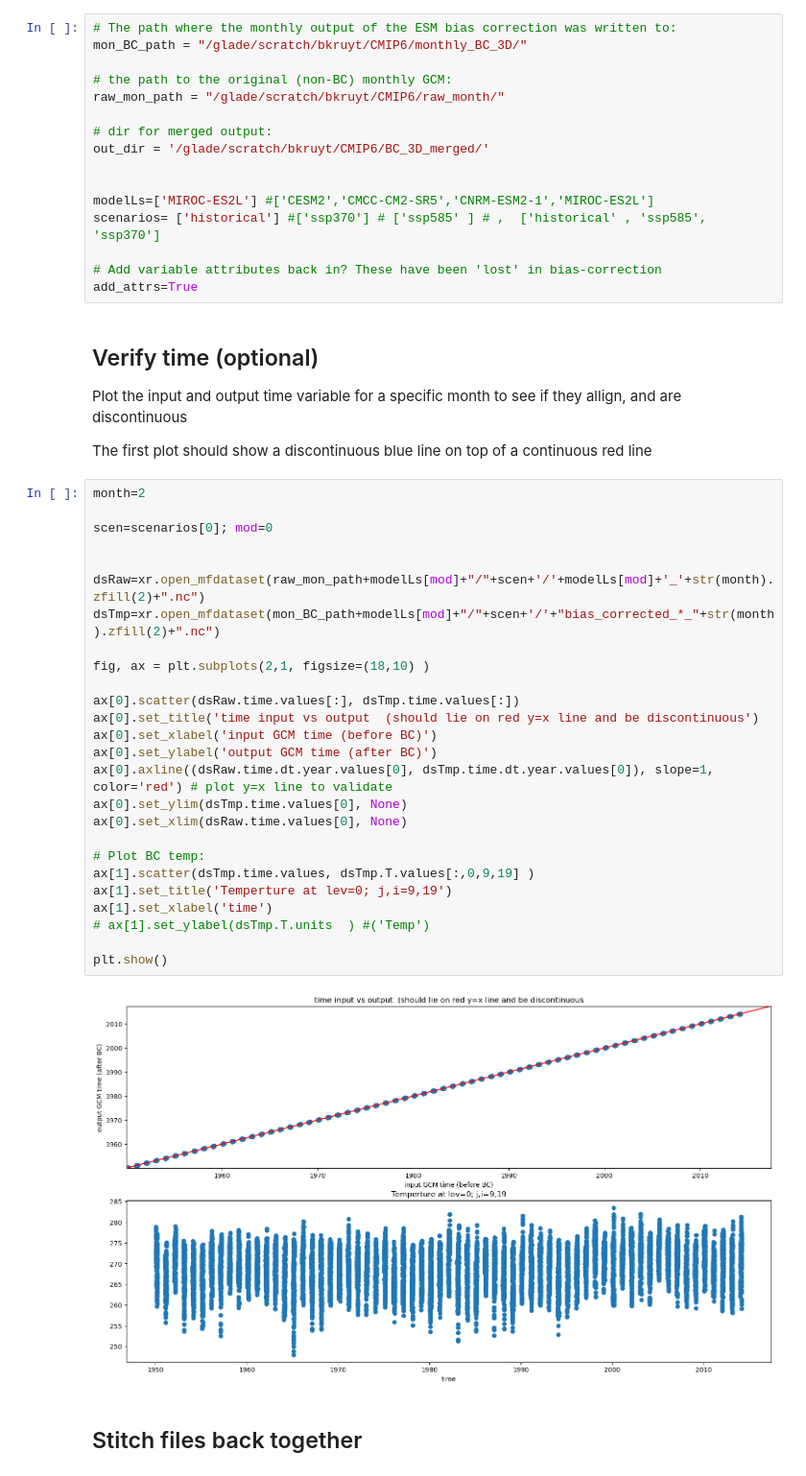
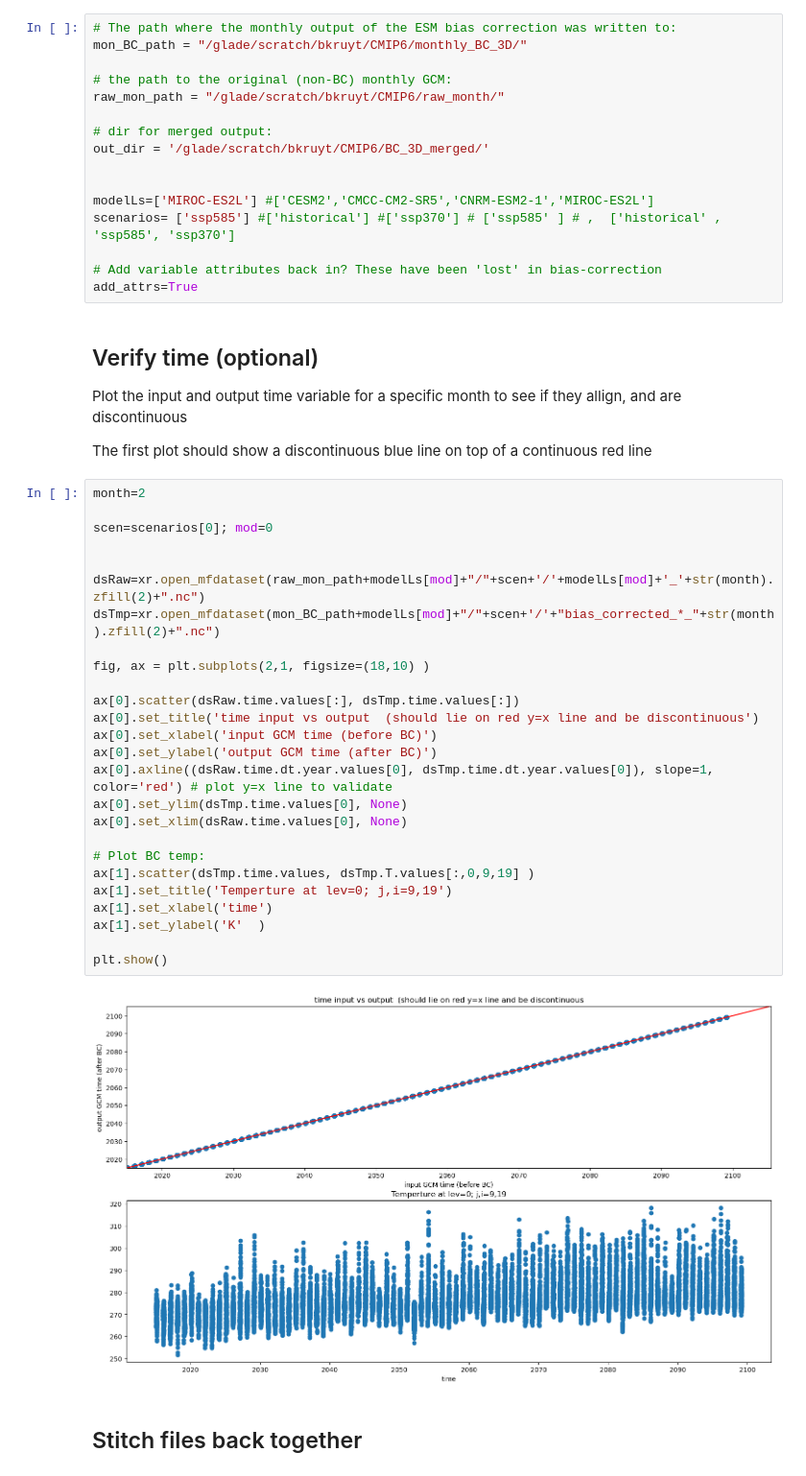
Before and after one commit to bertjebertjek/esm_bc_template, a Jupyter notebook: postprocess/stitch_together_afterESM_all_models.ipynb, the cells around one changed output. Shown: that part at 96% size. Cells and saved outputs as stored; diff of their text form.

```diff
--- a/postprocess/stitch_together_afterESM_all_models.ipynb
+++ b/postprocess/stitch_together_afterESM_all_models.ipynb
@@ -29,7 +29,7 @@ out_dir = '/glade/scratch/bkruyt/CMIP6/BC_3D_merged/'
 
 
 modelLs=['MIROC-ES2L'] #['CESM2','CMCC-CM2-SR5','CNRM-ESM2-1','MIROC-ES2L']
-scenarios= ['historical'] #['ssp370'] # ['ssp585' ] # ,  ['historical' , 'ssp585', 'ssp370']
+scenarios= ['ssp585'] #['historical'] #['ssp370'] # ['ssp585' ] # ,  ['historical' , 'ssp585', 'ssp370']
 
 # Add variable attributes back in? These have been 'lost' in bias-correction
 add_attrs=True
@@ -42,31 +42,31 @@ The first plot should show a discontinuous blue line on top of a continuous red
 # %%
 month=2
 
 scen=scenarios[0]; mod=0
 
 
 dsRaw=xr.open_mfdataset(raw_mon_path+modelLs[mod]+"/"+scen+'/'+modelLs[mod]+'_'+str(month).zfill(2)+".nc")
 dsTmp=xr.open_mfdataset(mon_BC_path+modelLs[mod]+"/"+scen+'/'+"bias_corrected_*_"+str(month).zfill(2)+".nc")
 
 fig, ax = plt.subplots(2,1, figsize=(18,10) )
 
 ax[0].scatter(dsRaw.time.values[:], dsTmp.time.values[:])
 ax[0].set_title('time input vs output  (should lie on red y=x line and be discontinuous')
 ax[0].set_xlabel('input GCM time (before BC)')
 ax[0].set_ylabel('output GCM time (after BC)')
 ax[0].axline((dsRaw.time.dt.year.values[0], dsTmp.time.dt.year.values[0]), slope=1, color='red') # plot y=x line to validate
 ax[0].set_ylim(dsTmp.time.values[0], None)
 ax[0].set_xlim(dsRaw.time.values[0], None)
 
 # Plot BC temp:
 ax[1].scatter(dsTmp.time.values, dsTmp.T.values[:,0,9,19] )
 ax[1].set_title('Temperture at lev=0; j,i=9,19')
 ax[1].set_xlabel('time')
-# ax[1].set_ylabel(dsTmp.T.units  ) #('Temp')
+ax[1].set_ylabel('K'  )
 
 plt.show()
 # %% [output]
-[figure, old version]
+[figure, new version]
 # %% [markdown]
 ## Stitch files back together
 # %% [markdown]
```
Also changed, not shown: parts of 1 cell of this notebook, 8 other files.
